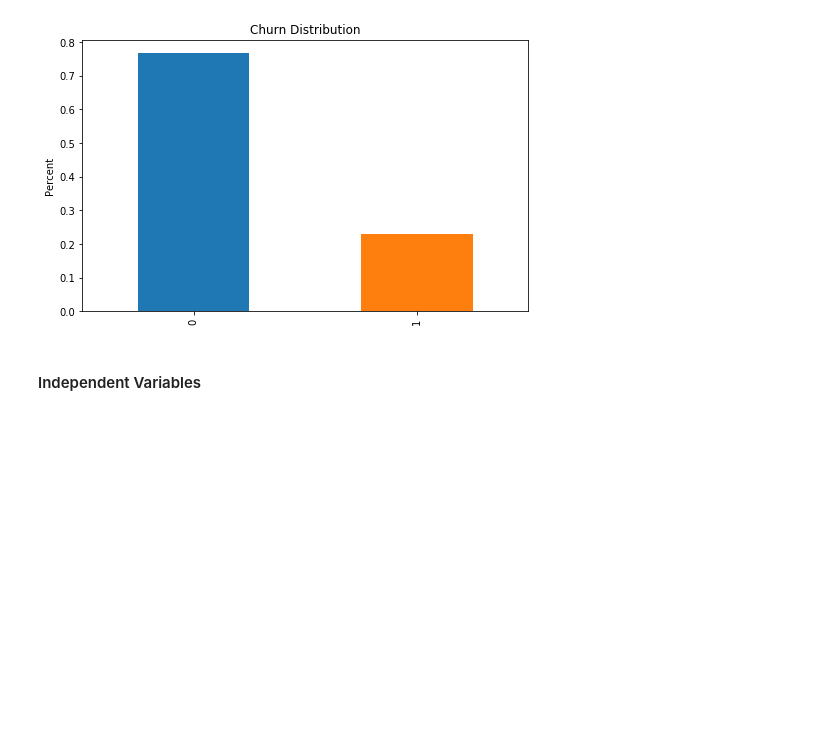
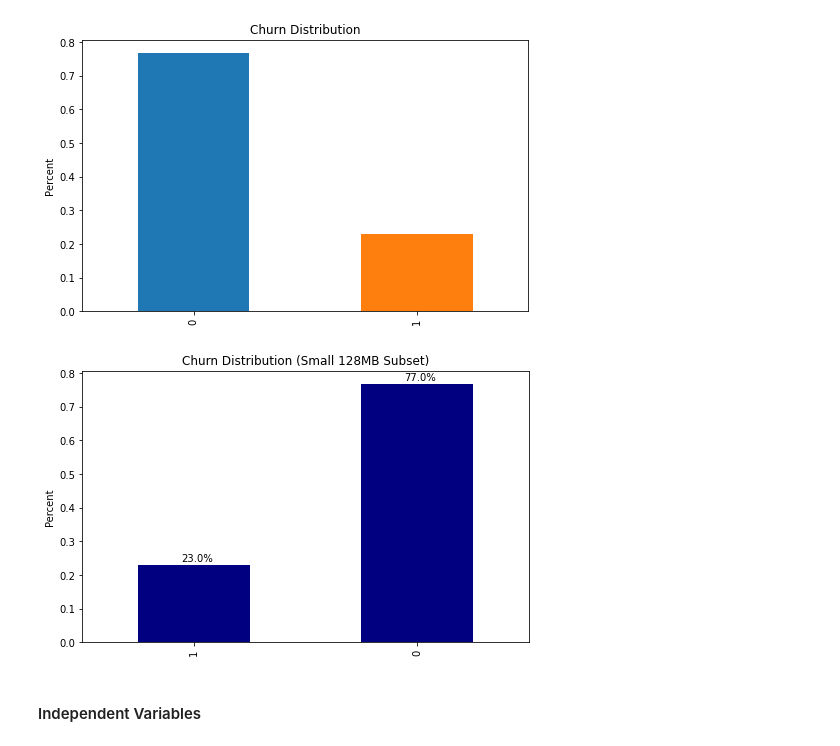
Before and after one commit to kellyhe/Churn_Prediction_Spark, a Jupyter notebook: Sparkify_Churn_Prediction.ipynb, the cells around one changed output. Saved outputs shown, nothing was run; the diff lists cells and outputs as text; code cells hidden in the pictures; blank space fills up the shorter version.

```diff
--- a/Sparkify_Churn_Prediction.ipynb
+++ b/Sparkify_Churn_Prediction.ipynb
@@ -828,5 +828,22 @@ plt.savefig('churn.png')
 # %% [output]
 [figure]
+# %%
+#target measure plots (for deploying purpose)
+target_df = df_user.groupby('label').count()
+target_pdf = target_df.toPandas()
+target_pdf['label'] = target_pdf['label'].astype('category')
+target_pdf['Percent'] = target_pdf['count']/target_pdf['count'].sum()
+
+churn_pt = target_pdf.plot(kind ='bar',x ='label',y='Percent',legend = None,color ='navy', \
+            title = 'Churn Distribution (Small 128MB Subset)',xlabel = '', ylabel ='Percent', figsize = (8,5));
+for p in churn_pt.patches:
+    txt = str(p.get_height().round(2)* 100) + '%'
+    txt_x = p.get_x() + p.get_width() / 2.6
+    txt_y = p.get_height()+0.01
+    churn_pt.text(txt_x,txt_y,txt)
+plt.savefig('images/churn2.png')
+# %% [output]
+[figure, added]
 # %% [markdown]
 #### Independent Variables
 # %% [markdown]
```
Also changed, not shown: parts of 54 cells of this notebook.
